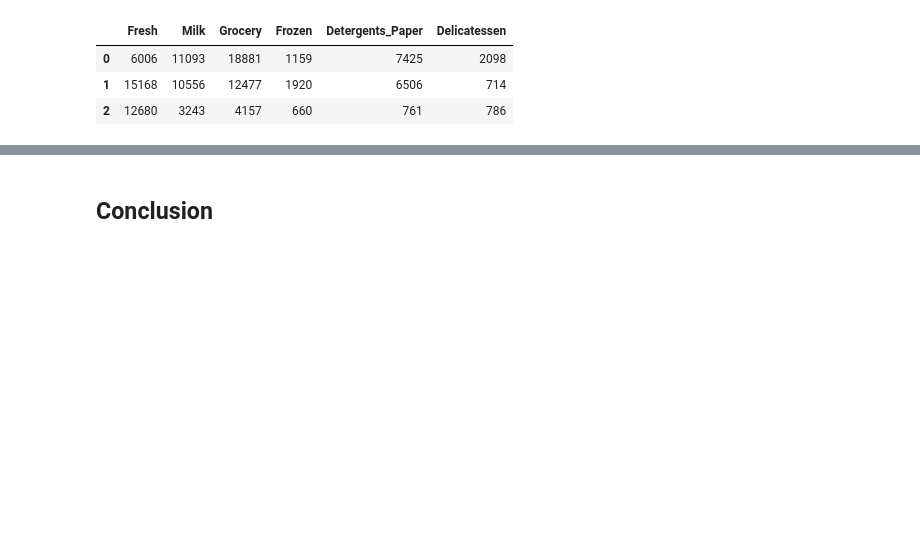
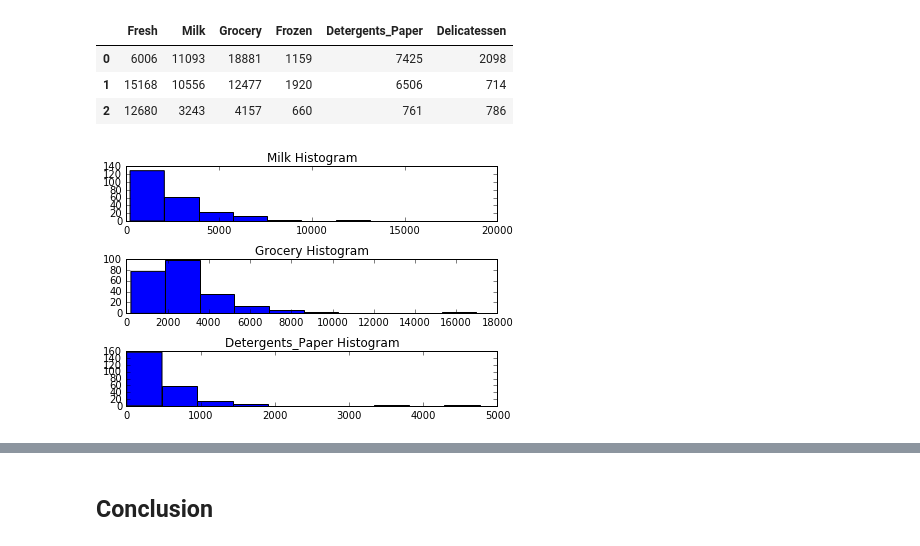
Before and after one commit to ibowen/Machine-Learning-Engineer-Nanodegree, a Jupyter notebook: customer_segments/customer_segments.ipynb, the cells around one changed output, grey strips where cells are left out. Cells and saved outputs as stored; diff of their text form; code cells hidden in the pictures; blank space fills up the shorter version.

```diff
--- a/customer_segments/customer_segments.ipynb
+++ b/customer_segments/customer_segments.ipynb
@@ -710,3 +750,23 @@ samples
 | 0 | 6006 | 11093 | 18881 | 1159 | 7425 | 2098 |
 | 1 | 15168 | 10556 | 12477 | 1920 | 6506 | 714 |
 | 2 | 12680 | 3243 | 4157 | 660 | 761 | 786 |
+# %%
+# Milk', 'Grocery', and 'Detergents_Paper' histograms for segment 0
+fig = plt.figure()
+
+ax1 = fig.add_subplot(311)
+ax1.hist(true_good_data['Milk'][preds == 0])
+ax1.set_title('Milk Histogram')
+
+ax2 = fig.add_subplot(312)
+ax2.hist(true_good_data['Grocery'][preds == 0])
+ax2.set_title('Grocery Histogram')
+
+ax3 = fig.add_subplot(313)
+ax3.hist(true_good_data['Detergents_Paper'][preds == 0])
+ax3.set_title('Detergents_Paper Histogram')
+
+plt.tight_layout()
+plt.show()
+# %% [output]
+[figure, added]
```
Also changed, not shown: parts of 20 cells of this notebook, 1 other file.
